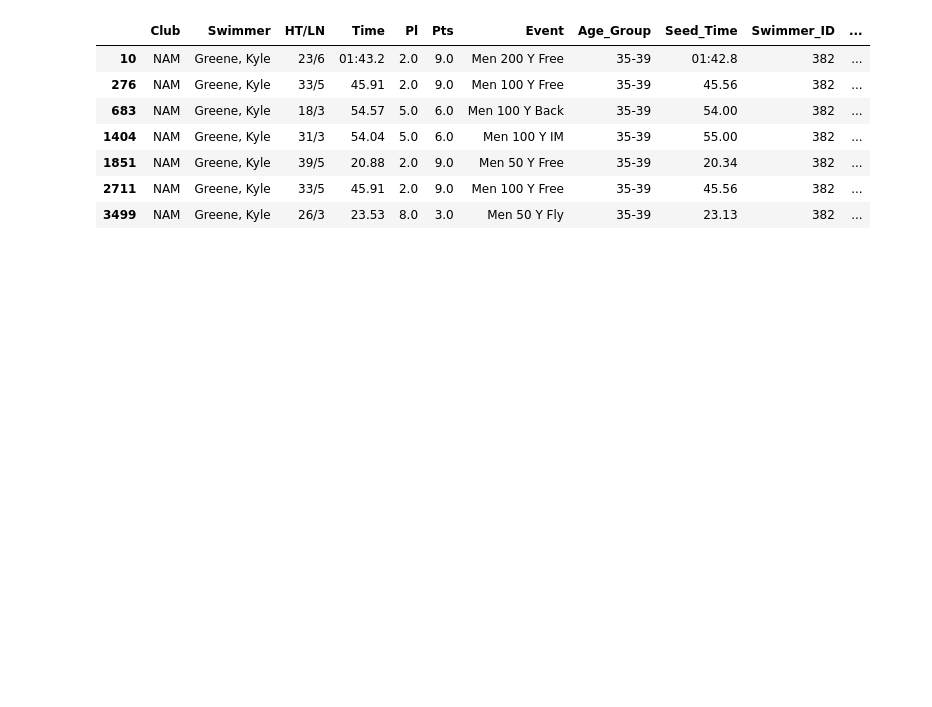
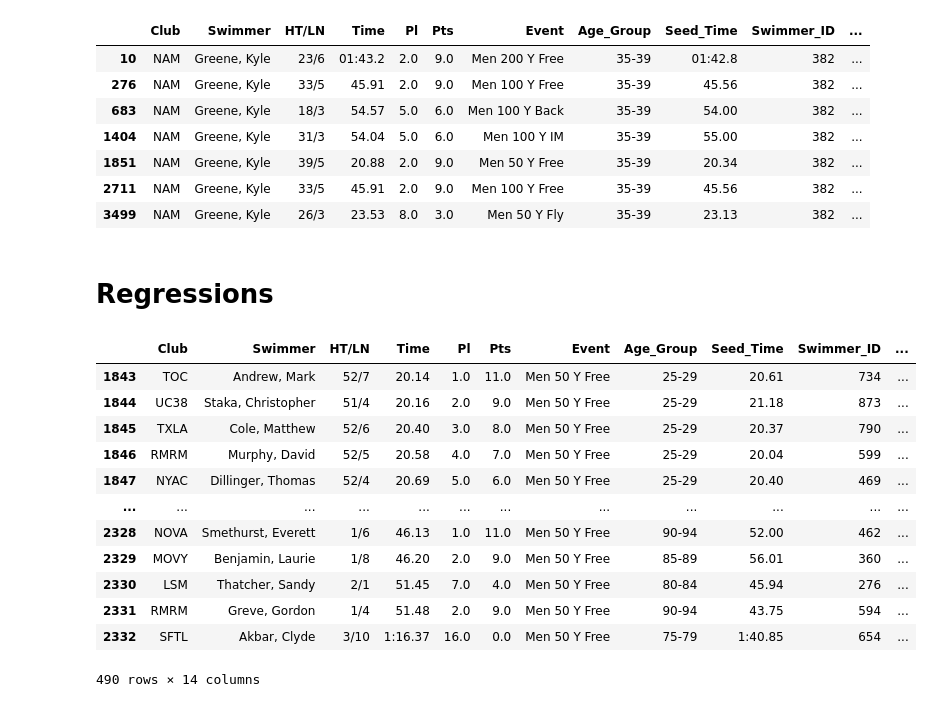
Before and after one commit to ZlataSparrow/An-Introduction-to-Statistical-Learning-Python, a Jupyter notebook: notebook/notebook_1.ipynb, the cells around one changed output. Drawn from its saved outputs; the diff is of its cells as text; code cells hidden in the pictures; blank space fills up the shorter version.

Commit message:
50Free

```diff
--- a/notebook/notebook_1.ipynb
+++ b/notebook/notebook_1.ipynb
@@ -510,3 +511,22 @@ Men_data[Men_data['Swimmer_ID'] == 382]
 | 1851 | NAM | Greene, Kyle | 39/5 | 20.88 | 2.0 | 9.0 | Men 50 Y Free | 35-39 | 20.34 | 382 | ... |
 | 2711 | NAM | Greene, Kyle | 33/5 | 45.91 | 2.0 | 9.0 | Men 100 Y Free | 35-39 | 45.56 | 382 | ... |
 | 3499 | NAM | Greene, Kyle | 26/3 | 23.53 | 8.0 | 3.0 | Men 50 Y Fly | 35-39 | 23.13 | 382 | ... |
+# %% [markdown]
+# Regressions
+# %%
+M50Free_data = Men_data[Men_data['Event'] == 'Men 50 Y Free']
+M50Free_data
+# %% [output]
+|  | Club | Swimmer | HT/LN | Time | Pl | Pts | Event | Age_Group | Seed_Time | Swimmer_ID | ... |
+| 1843 | TOC | Andrew, Mark | 52/7 | 20.14 | 1.0 | 11.0 | Men 50 Y Free | 25-29 | 20.61 | 734 | ... |
+| 1844 | UC38 | Staka, Christopher | 51/4 | 20.16 | 2.0 | 9.0 | Men 50 Y Free | 25-29 | 21.18 | 873 | ... |
+| 1845 | TXLA | Cole, Matthew | 52/6 | 20.40 | 3.0 | 8.0 | Men 50 Y Free | 25-29 | 20.37 | 790 | ... |
+| 1846 | RMRM | Murphy, David | 52/5 | 20.58 | 4.0 | 7.0 | Men 50 Y Free | 25-29 | 20.04 | 599 | ... |
+| 1847 | NYAC | Dillinger, Thomas | 52/4 | 20.69 | 5.0 | 6.0 | Men 50 Y Free | 25-29 | 20.40 | 469 | ... |
+| ... | ... | ... | ... | ... | ... | ... | ... | ... | ... | ... | ... |
+| 2328 | NOVA | Smethurst, Everett | 1/6 | 46.13 | 1.0 | 11.0 | Men 50 Y Free | 90-94 | 52.00 | 462 | ... |
+| 2329 | MOVY | Benjamin, Laurie | 1/8 | 46.20 | 2.0 | 9.0 | Men 50 Y Free | 85-89 | 56.01 | 360 | ... |
+| 2330 | LSM | Thatcher, Sandy | 2/1 | 51.45 | 7.0 | 4.0 | Men 50 Y Free | 80-84 | 45.94 | 276 | ... |
+| 2331 | RMRM | Greve, Gordon | 1/4 | 51.48 | 2.0 | 9.0 | Men 50 Y Free | 90-94 | 43.75 | 594 | ... |
+| 2332 | SFTL | Akbar, Clyde | 3/10 | 1:16.37 | 16.0 | 0.0 | Men 50 Y Free | 75-79 | 1:40.85 | 654 | ... |
+490 rows × 14 columns
```
Also changed, not shown: parts of 1 cell of this notebook.
